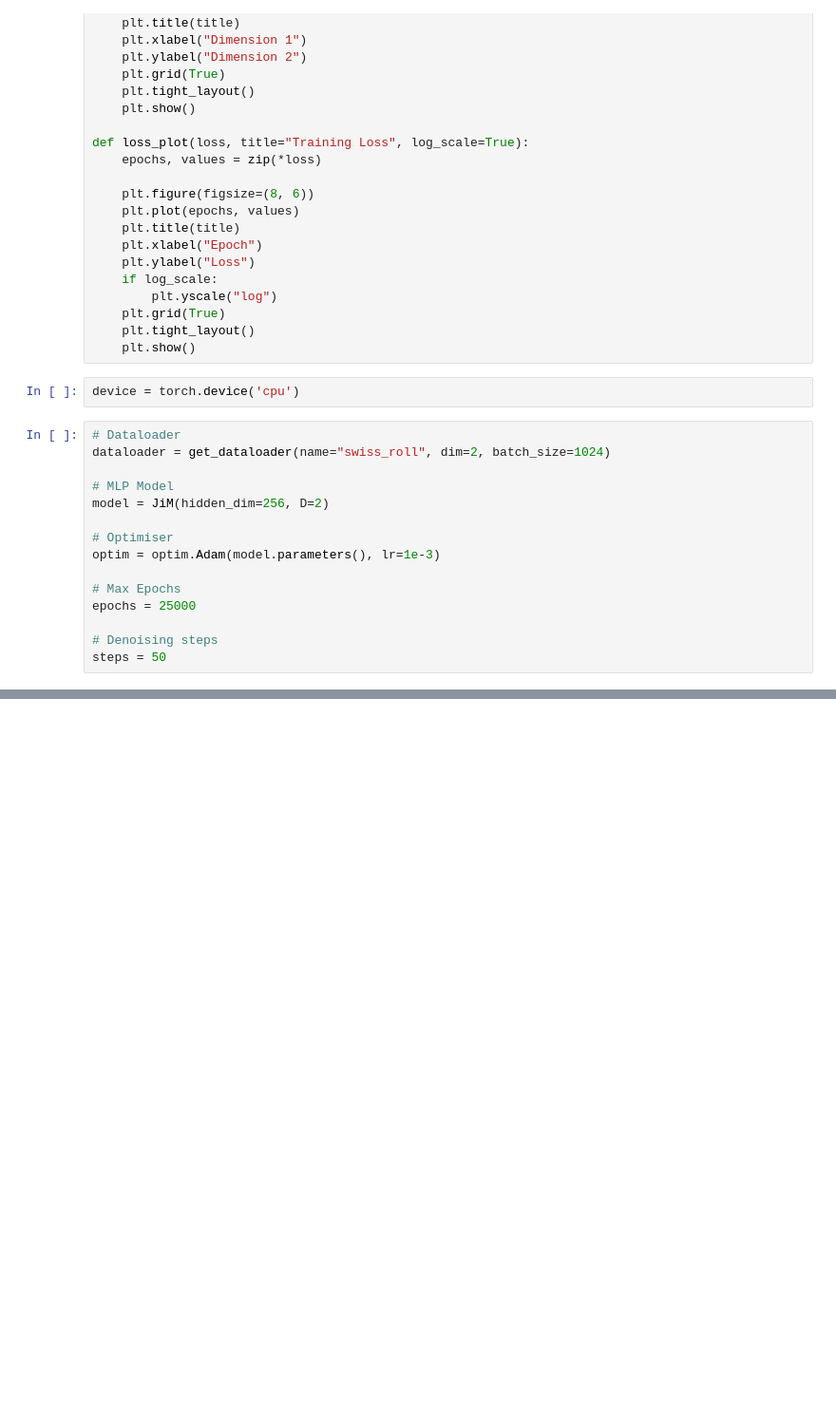
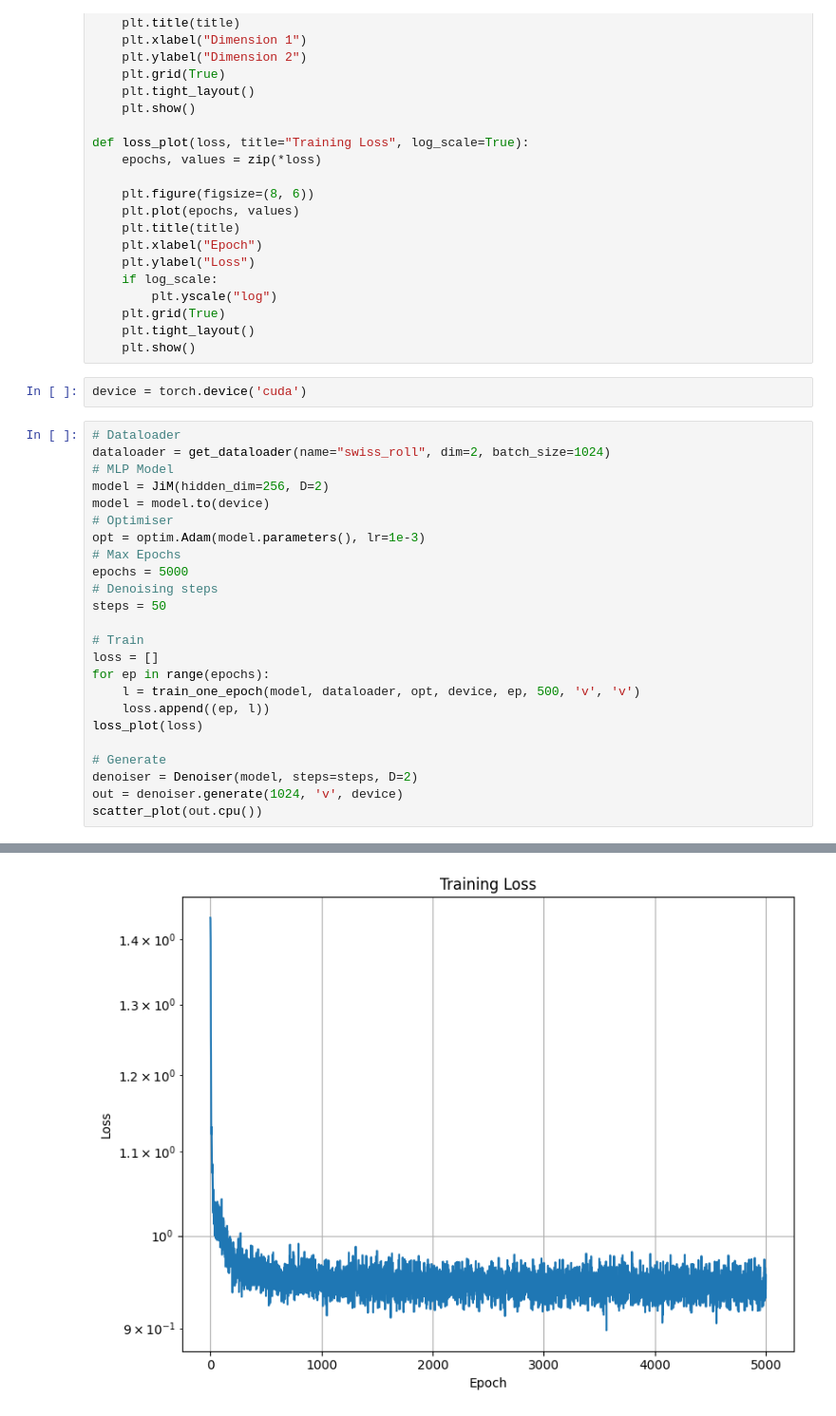
Before and after one commit to arshchawla21/COMP4680-8650-Flowmatching, a Jupyter notebook: part_1.ipynb, the cells around one changed output, grey strips where cells are left out. Shown at 95% size. Cells and saved outputs as stored; diff of their text form; blank space fills up the shorter version.

```diff
--- a/part_1.ipynb
+++ b/part_1.ipynb
@@ -38,19 +38,29 @@ def loss_plot(loss, title="Training Loss", log_scale=True):
     plt.tight_layout()
     plt.show()
 # %%
-device = torch.device('cpu')
+device = torch.device('cuda')
 # %%
 # Dataloader
 dataloader = get_dataloader(name="swiss_roll", dim=2, batch_size=1024)
-
 # MLP Model
 model = JiM(hidden_dim=256, D=2)
-
+model = model.to(device)
 # Optimiser
-optim = optim.Adam(model.parameters(), lr=1e-3)
-
+opt = optim.Adam(model.parameters(), lr=1e-3)
 # Max Epochs
-epochs = 25000
-
+epochs = 5000
 # Denoising steps
 steps = 50
+
+# Train
+loss = []
+for ep in range(epochs):
+    l = train_one_epoch(model, dataloader, opt, device, ep, 500, 'v', 'v')
+    loss.append((ep, l))
+loss_plot(loss)
+
+# Generate
+denoiser = Denoiser(model, steps=steps, D=2)
+out = denoiser.generate(1024, 'v', device)
+scatter_plot(out.cpu())
+# %% [output]
@@ -56,0 +77 @@ steps = 50
+[figure, added]
```
Also changed, not shown: parts of 4 cells of this notebook, 10 other files.
